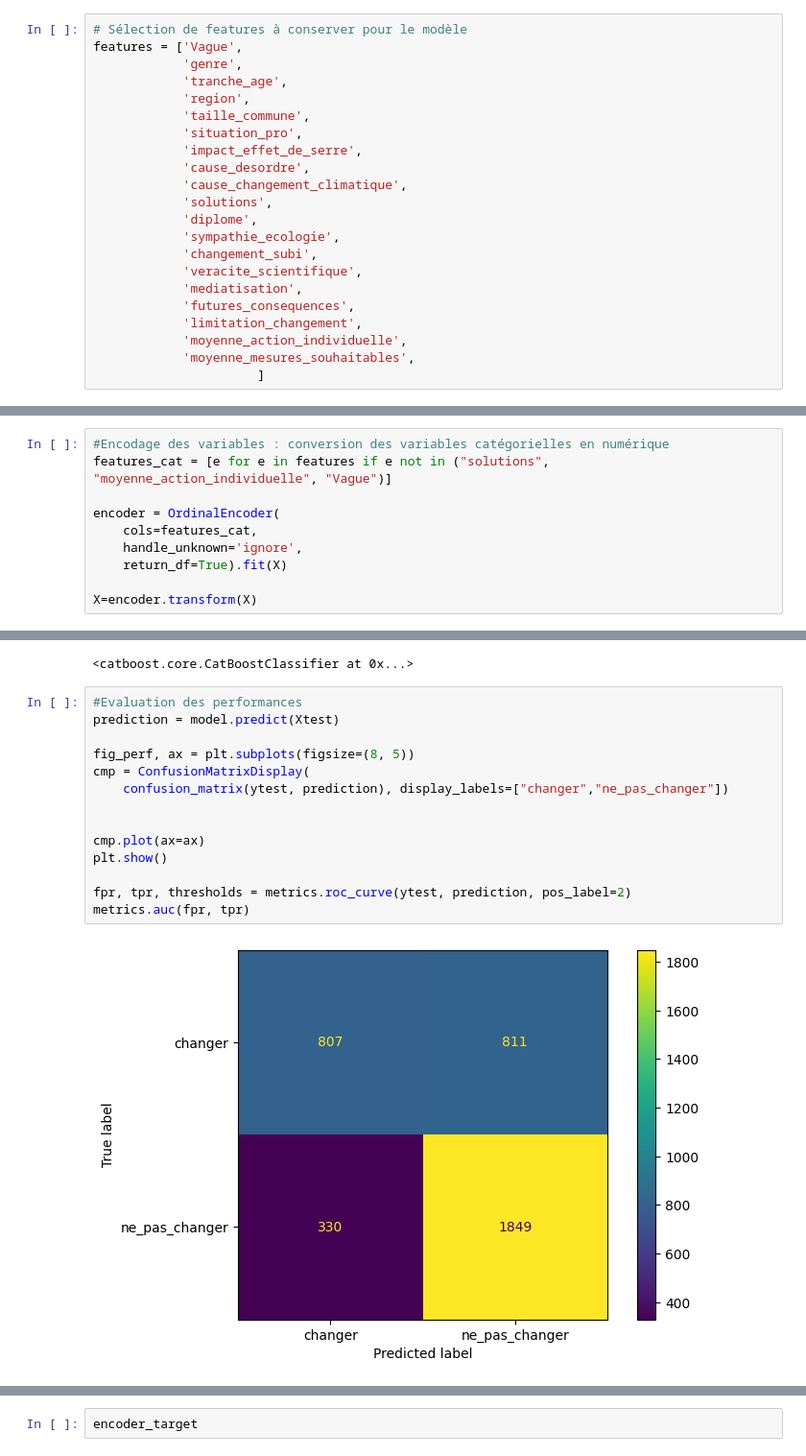
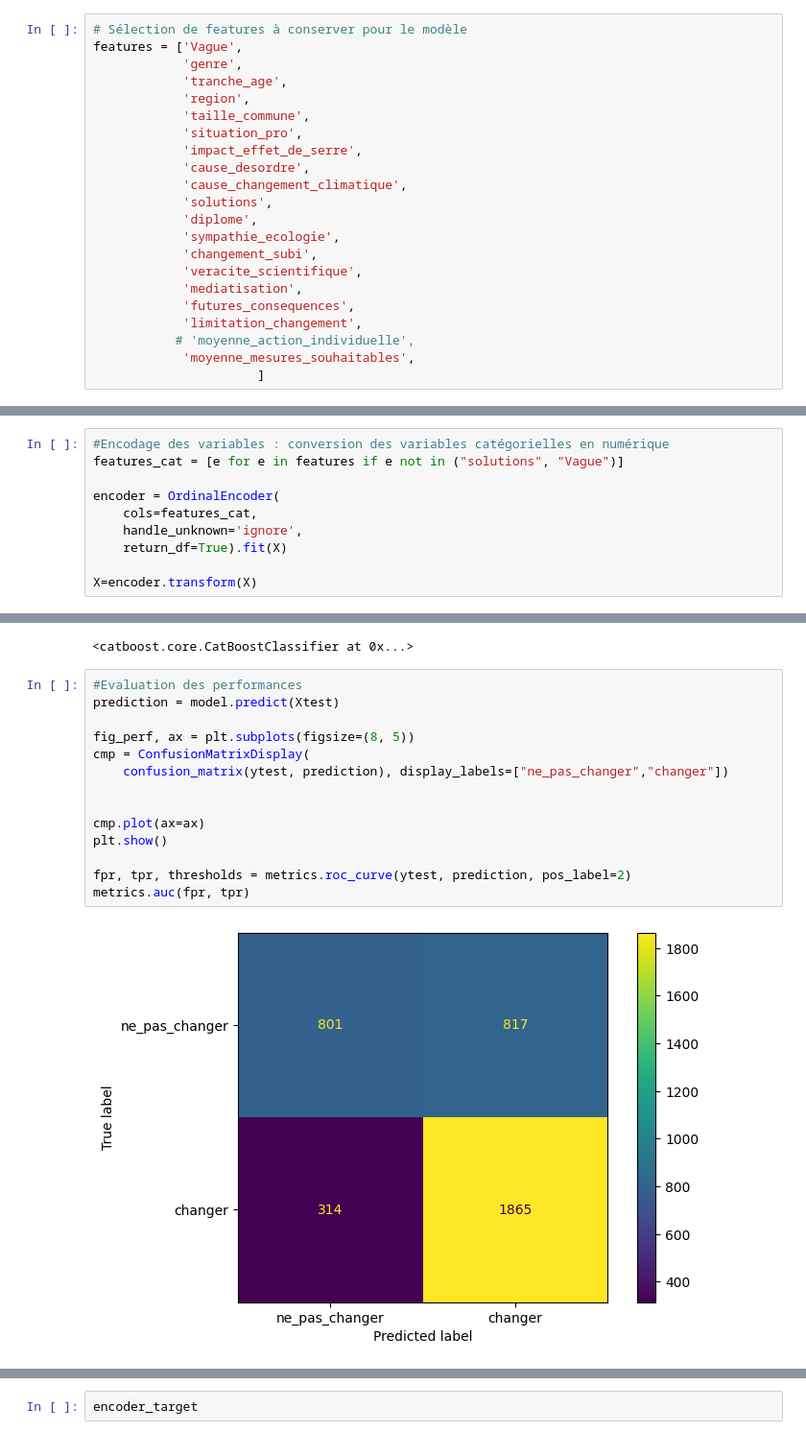
Before and after one commit to ThomasBoucheCours/sensibilisation_explicabilite, a Jupyter notebook: TP/Travaux_pratiques_barometre_changement_climatique_classification.ipynb, the cells around one changed output, grey strips where cells are left out. Shown at 96% size. Drawn from its saved outputs; the diff is of its cells as text.

```diff
--- a/TP/Travaux_pratiques_barometre_changement_climatique_classification.ipynb
+++ b/TP/Travaux_pratiques_barometre_changement_climatique_classification.ipynb
@@ -192,7 +192,7 @@ features = ['Vague',
             'mediatisation',
             'futures_consequences',
             'limitation_changement',
-            'moyenne_action_individuelle',
+           # 'moyenne_action_individuelle',
             'moyenne_mesures_souhaitables',
                       ]
 # %%
@@ -250,7 +250,7 @@ y = df_reduit["solutions"]
 X = df_reduit.drop(["solutions","number_of_NaNs","Vague"], axis=1)
 # %%
 #Encodage des variables : conversion des variables catégorielles en numérique
-features_cat = [e for e in features if e not in ("solutions", "moyenne_action_individuelle", "Vague")]
+features_cat = [e for e in features if e not in ("solutions", "Vague")]
 
 encoder = OrdinalEncoder(
     cols=features_cat,
@@ -279,16 +279,16 @@ model.fit(Xtrain, ytrain, verbose=False)
 # %%
 #Evaluation des performances
 prediction = model.predict(Xtest)
 
 fig_perf, ax = plt.subplots(figsize=(8, 5))
 cmp = ConfusionMatrixDisplay(
-    confusion_matrix(ytest, prediction), display_labels=["changer","ne_pas_changer"])
+    confusion_matrix(ytest, prediction), display_labels=["ne_pas_changer","changer"])
 
 
 cmp.plot(ax=ax)
 plt.show()
 
 fpr, tpr, thresholds = metrics.roc_curve(ytest, prediction, pos_label=2)
 metrics.auc(fpr, tpr)
 # %% [output]
-[figure, old version]
+[figure, new version]
```
Also changed, not shown: parts of 16 cells of this notebook, 2 other files.
